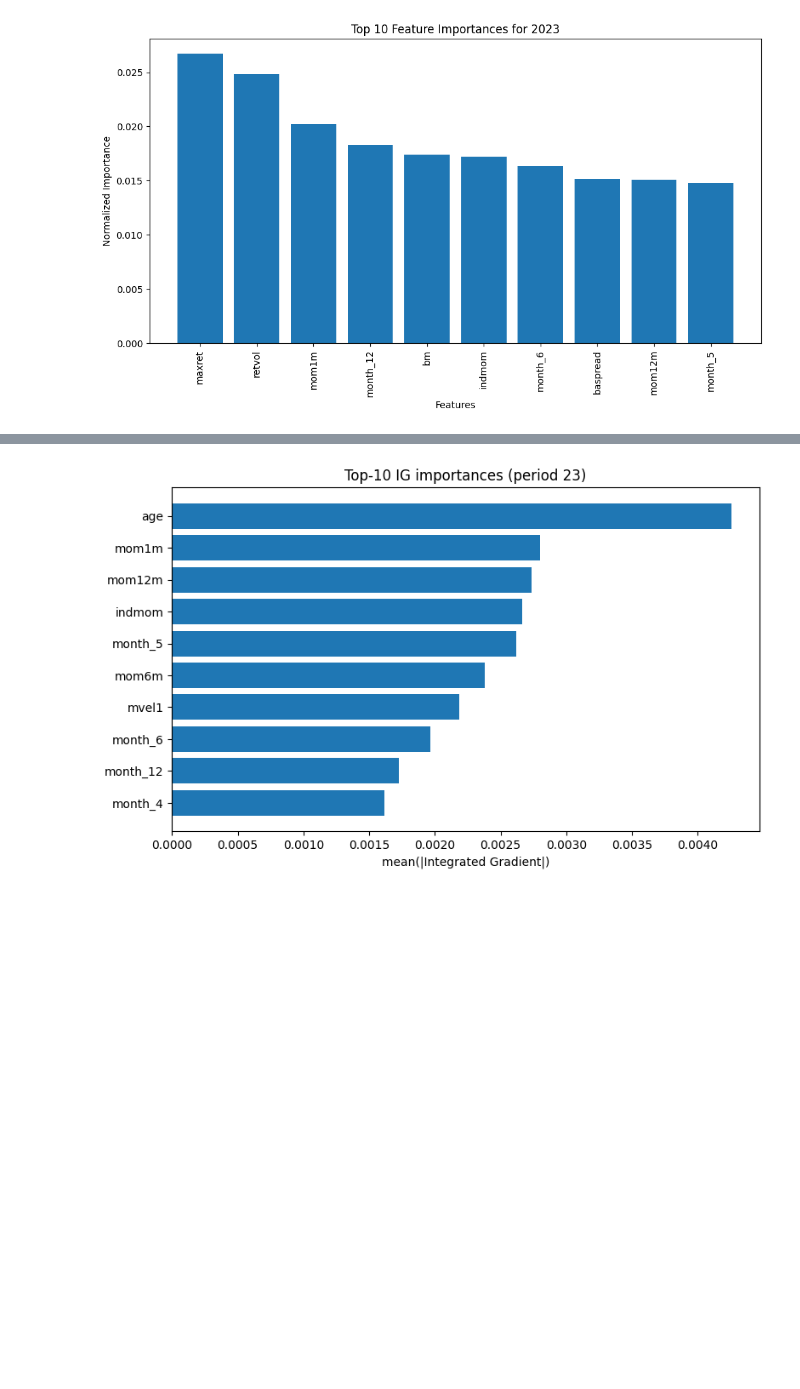
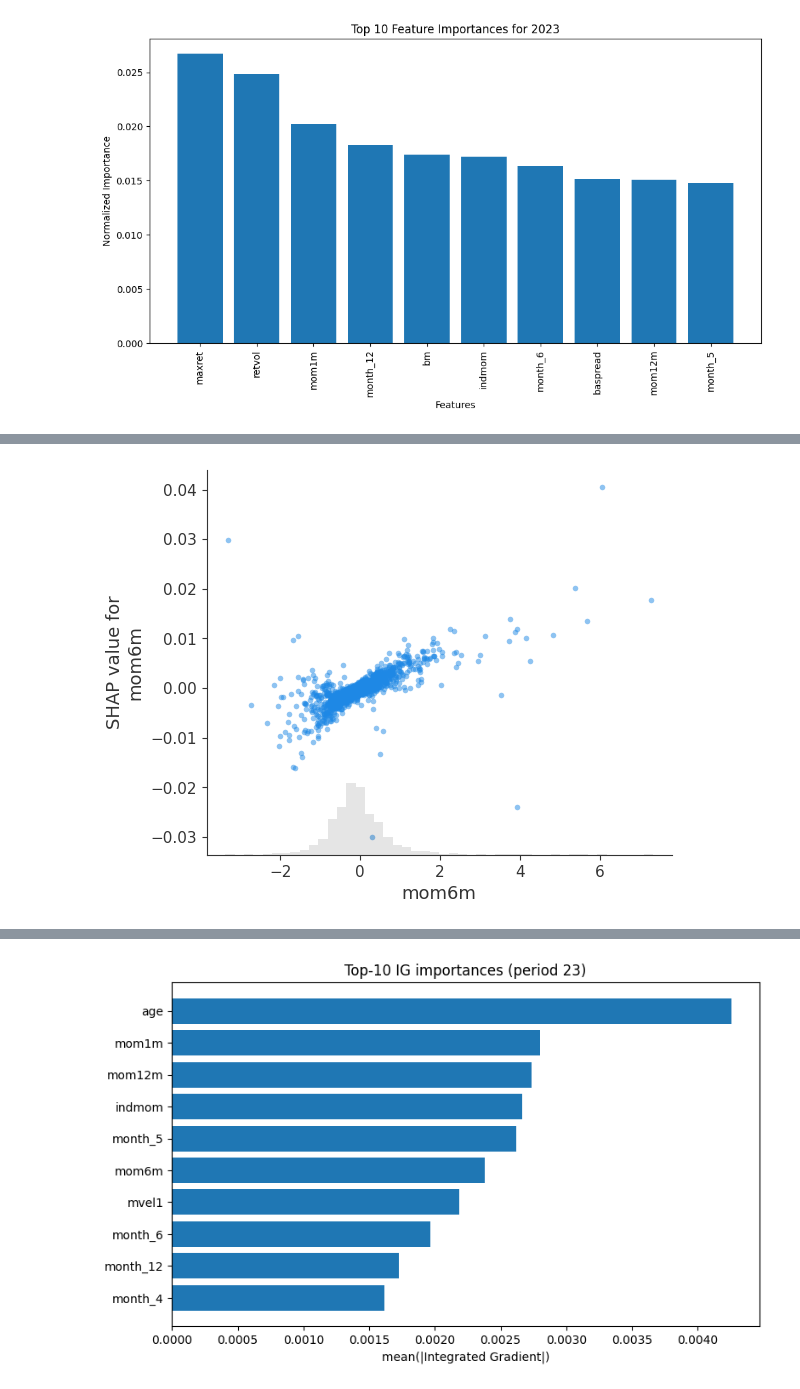
Before and after one commit to johanoelgaard/MastersThesis, a Jupyter notebook: mlp.ipynb, the cells around one changed output, grey strips where cells are left out. Cells and saved outputs as stored; diff of their text form; code cells hidden in the pictures; blank space fills up the shorter version.

```diff
--- a/mlp.ipynb
+++ b/mlp.ipynb
@@ -319,0 +366,18 @@ plt.show()
+# %%
+feature_name = "mom6m"  # or any other feature name
+shap.plots.scatter(
+    exp_all[:, feature_name],    # e.g. exp_all[:, "age"]
+    # color=exp_all[:, "age"],     # color by itself or by another feature
+    alpha=0.5,
+    show=True
+)
+# shap.dependence_plot(
+#     "age",                       # feature to plot
+#     raw_shap,                    # your (n_val, n_feat) array
+#     X_val[period],               # the validation data
+#     feature_names=feature_cols,
+#     interaction_index=None,      # or another column name for coloring
+#     show=True
+# )
+# %% [output]
+[figure, added]
```
Also changed, not shown: parts of 15 cells of this notebook.
